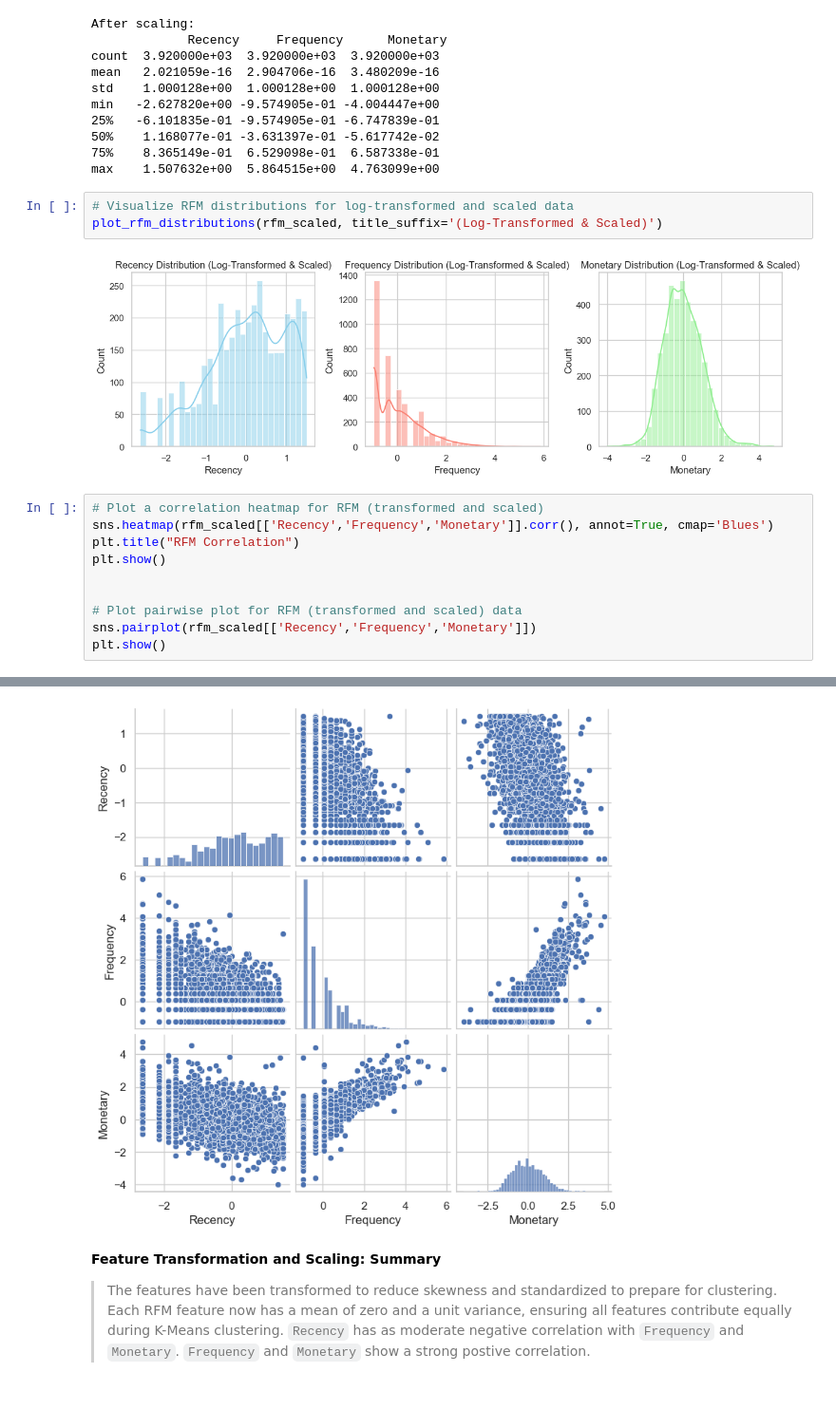
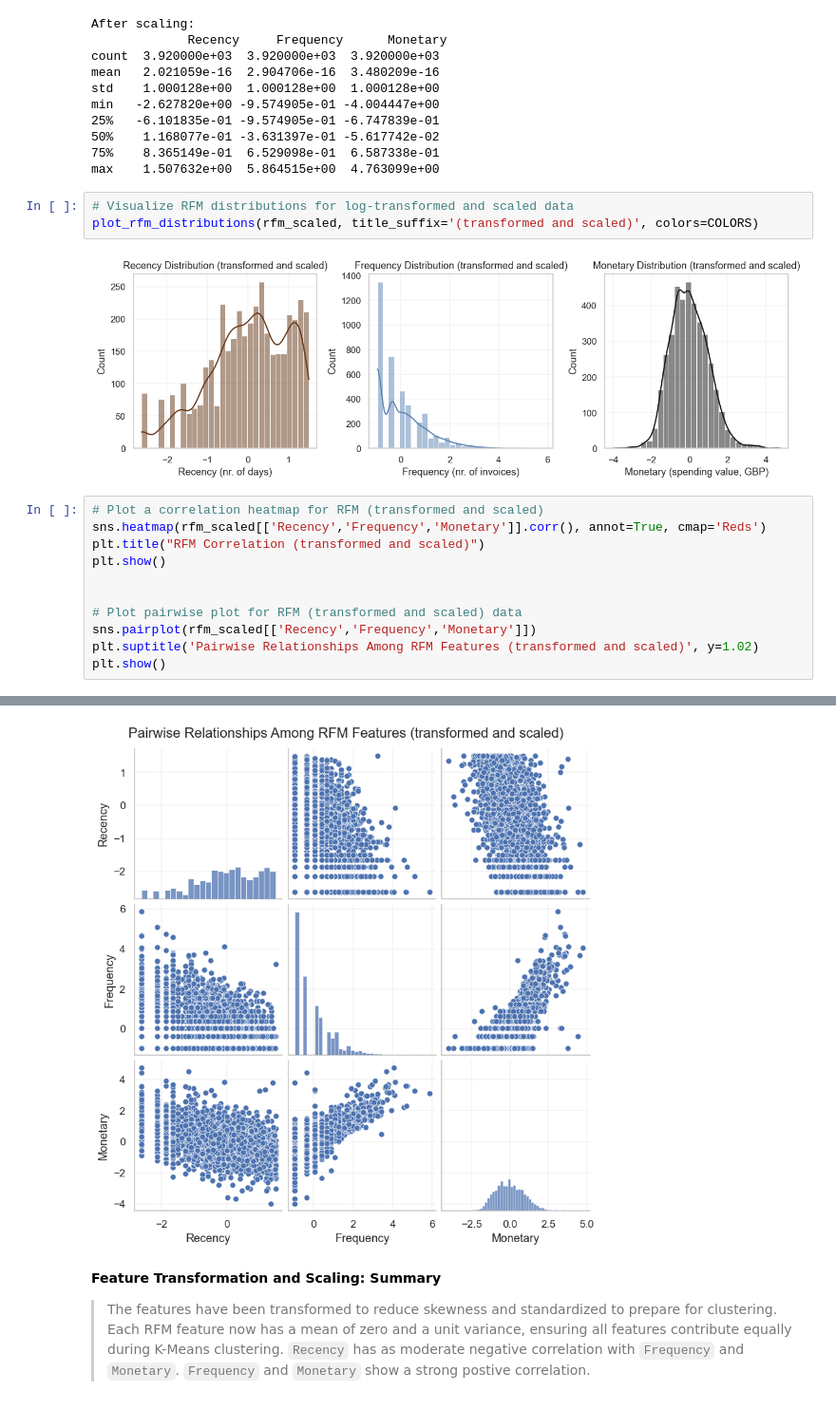
Before and after one commit to bisharatm/ds08_online-retail, a Jupyter notebook: notebooks/03a_modeling_and_clustering_domestic_cust.ipynb, the cells around one changed output, grey strips where cells are left out. Shown at 95% size. Drawn from its saved outputs; the diff is of its cells as text.

Commit message:
Fix plot titles, labels, and apply shared color scheme

```diff
--- a/notebooks/03a_modeling_and_clustering_domestic_cust.ipynb
+++ b/notebooks/03a_modeling_and_clustering_domestic_cust.ipynb
@@ -181,17 +194,18 @@ min   -2.627820e+00 -9.574905e-01 -4.004447e+00
 max    1.507632e+00  5.864515e+00  4.763099e+00
 # %%
 # Visualize RFM distributions for log-transformed and scaled data
-plot_rfm_distributions(rfm_scaled, title_suffix='(Log-Transformed & Scaled)')
+plot_rfm_distributions(rfm_scaled, title_suffix='(transformed and scaled)', colors=COLORS)
 # %% [output]
-[figure, old version]
+[figure, new version]
 # %%
 # Plot a correlation heatmap for RFM (transformed and scaled)
-sns.heatmap(rfm_scaled[['Recency','Frequency','Monetary']].corr(), annot=True, cmap='Blues')
-plt.title("RFM Correlation")
+sns.heatmap(rfm_scaled[['Recency','Frequency','Monetary']].corr(), annot=True, cmap='Reds')
+plt.title("RFM Correlation (transformed and scaled)")
 plt.show()
 
 
 # Plot pairwise plot for RFM (transformed and scaled) data
 sns.pairplot(rfm_scaled[['Recency','Frequency','Monetary']])
+plt.suptitle('Pairwise Relationships Among RFM Features (transformed and scaled)', y=1.02)
 plt.show()
 # %% [output]
@@ -199,4 +213,4 @@ plt.show()
-[figure, old version]
+[figure, new version]
 # %% [markdown]
 **Feature Transformation and Scaling: Summary**
 
```
Also changed, not shown: parts of 8 cells of this notebook, 1 other file.
